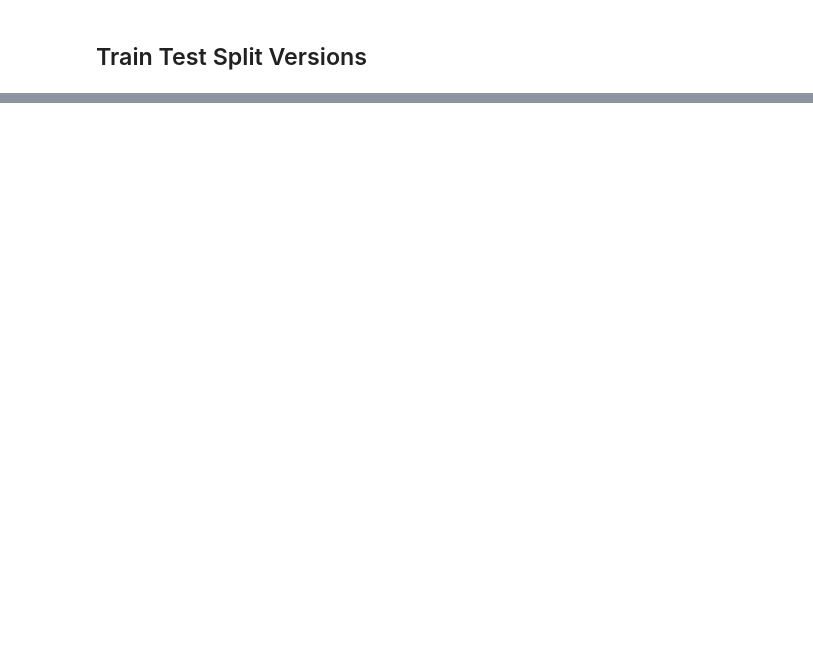
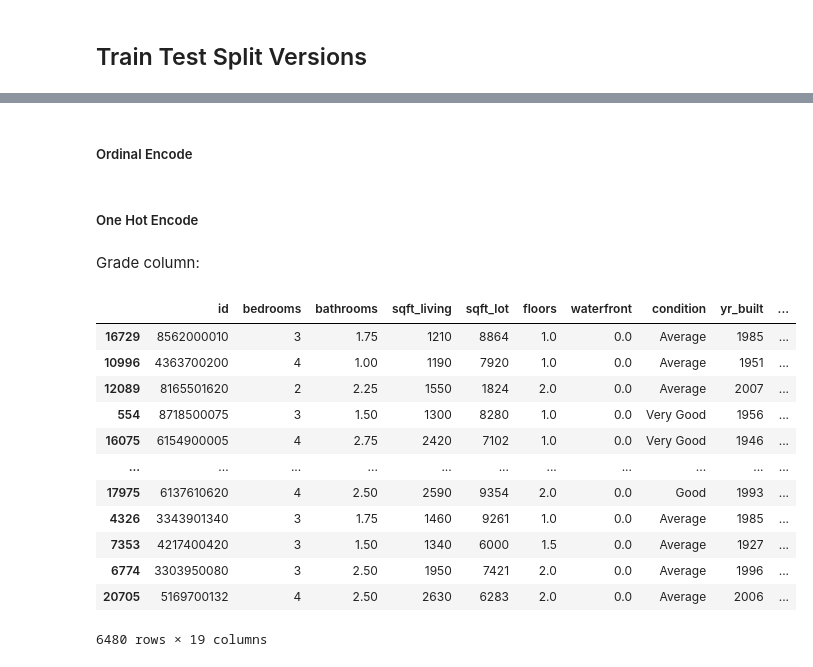
Before and after one commit to UpGoerFive/King-County-Project, a Jupyter notebook: Nathaniel-EDA.ipynb, the cells around one changed output, grey strips where cells are left out. Cells and saved outputs as stored; diff of their text form; code cells hidden in the pictures; blank space fills up the shorter version.

```diff
--- a/Nathaniel-EDA.ipynb
+++ b/Nathaniel-EDA.ipynb
@@ -258,0 +409,3 @@ sns.lineplot(x=X['sqft_living'], y=prediction[:, 0], ax=ax, color='r');
+# %%
+X_stripped_down_test = X_test.loc[:, ['id', 'bedrooms', 'bathrooms', 'sqft_living', 'sqft_lot', 'floors', 'waterfront', 'condition', 'grade', 'yr_built']]
+X_stripped_down_test.info()
@@ -258,0 +430,39 @@ sns.lineplot(x=X['sqft_living'], y=prediction[:, 0], ax=ax, color='r');
+# %%
+# fill nulls
+X_stripped_down_test['waterfront'] = water_imputer.transform(X_stripped_down_test['waterfront'].values.reshape(-1,1))[:, 0]
+# %% [markdown]
+##### Ordinal Encode
+# %%
+water_front_test_vals = X_stripped_down_test[['waterfront']]
+water_test_transform = water_encoder.transform(water_front_test_vals).flatten()
+# replace original categorical with new boolean, integer data
+X_stripped_down_test['waterfront'] = water_test_transform
+# %% [markdown]
+##### One Hot Encode
+# %% [markdown]
+Grade column:
+# %%
+grade_test_vals = X_stripped_down_test[['grade']]
+# grade encoder for later use, drops first column to avoid multicollinearity
+grade_test_encoded = grade_ohe.transform(grade_test_vals)
+# convert to dataframe for ease of use
+grade_test_encoded = pd.DataFrame(grade_test_encoded, columns=grade_categories, index=X_stripped_down_test.index)
+# drop old column
+X_stripped_down_test = X_stripped_down_test.drop("grade", axis=1)
+# add in new columns
+X_stripped_down_test = pd.concat([X_stripped_down_test, grade_test_encoded], axis=1)
+X_stripped_down_test
+# %% [output]
+|  | id | bedrooms | bathrooms | sqft_living | sqft_lot | floors | waterfront | condition | yr_built | ... |
+| 16729 | 8562000010 | 3 | 1.75 | 1210 | 8864 | 1.0 | 0.0 | Average | 1985 | ... |
+| 10996 | 4363700200 | 4 | 1.00 | 1190 | 7920 | 1.0 | 0.0 | Average | 1951 | ... |
+| 12089 | 8165501620 | 2 | 2.25 | 1550 | 1824 | 2.0 | 0.0 | Average | 2007 | ... |
+| 554 | 8718500075 | 3 | 1.50 | 1300 | 8280 | 1.0 | 0.0 | Very Good | 1956 | ... |
+| 16075 | 6154900005 | 4 | 2.75 | 2420 | 7102 | 1.0 | 0.0 | Very Good | 1946 | ... |
+| ... | ... | ... | ... | ... | ... | ... | ... | ... | ... | ... |
+| 17975 | 6137610620 | 4 | 2.50 | 2590 | 9354 | 2.0 | 0.0 | Good | 1993 | ... |
+| 4326 | 3343901340 | 3 | 1.75 | 1460 | 9261 | 1.0 | 0.0 | Average | 1985 | ... |
+| 7353 | 4217400420 | 3 | 1.50 | 1340 | 6000 | 1.5 | 0.0 | Average | 1927 | ... |
+| 6774 | 3303950080 | 3 | 2.50 | 1950 | 7421 | 2.0 | 0.0 | Average | 1996 | ... |
+| 20705 | 5169700132 | 4 | 2.50 | 2630 | 6283 | 2.0 | 0.0 | Average | 2006 | ... |
+6480 rows × 19 columns
```
Also changed, not shown: parts of 31 cells of this notebook.
